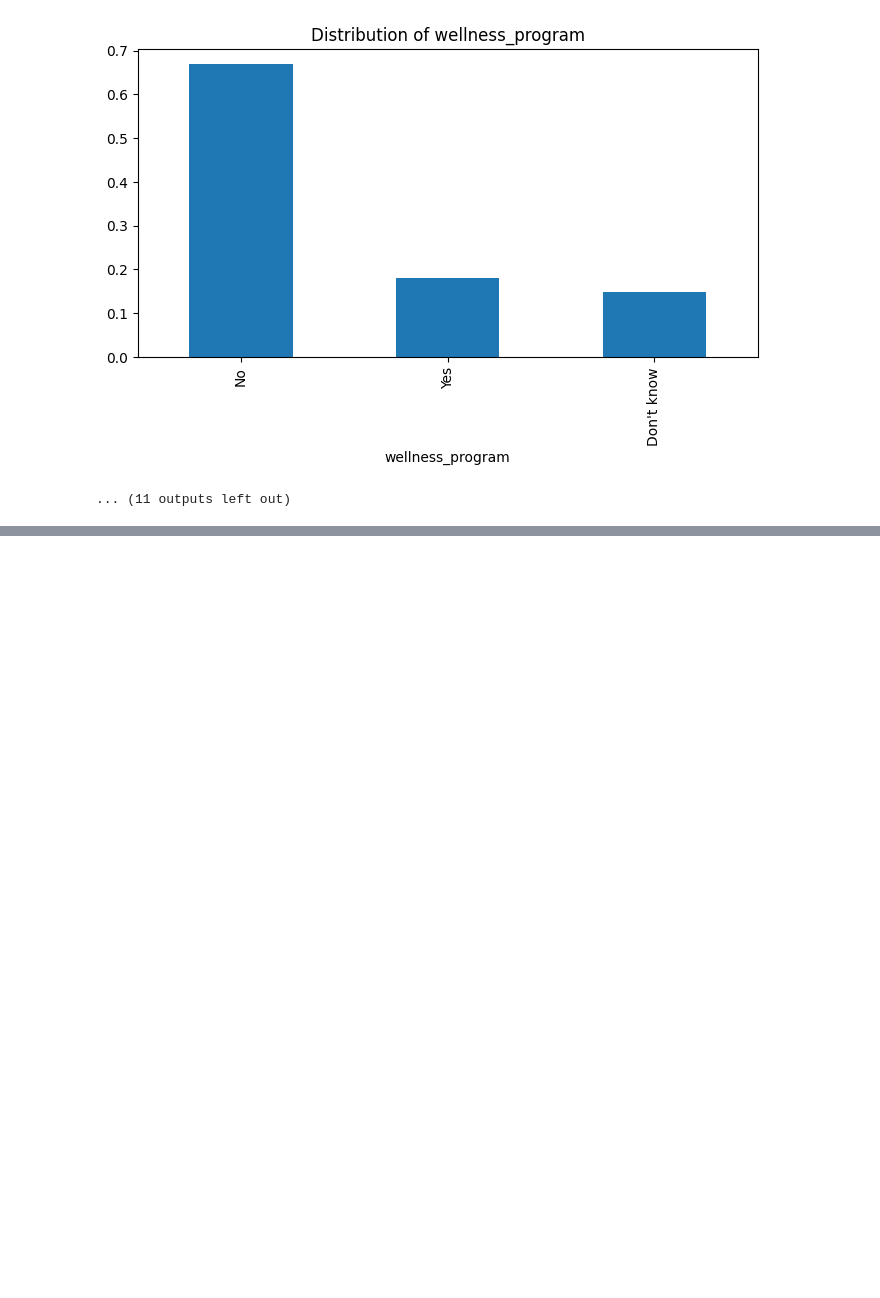
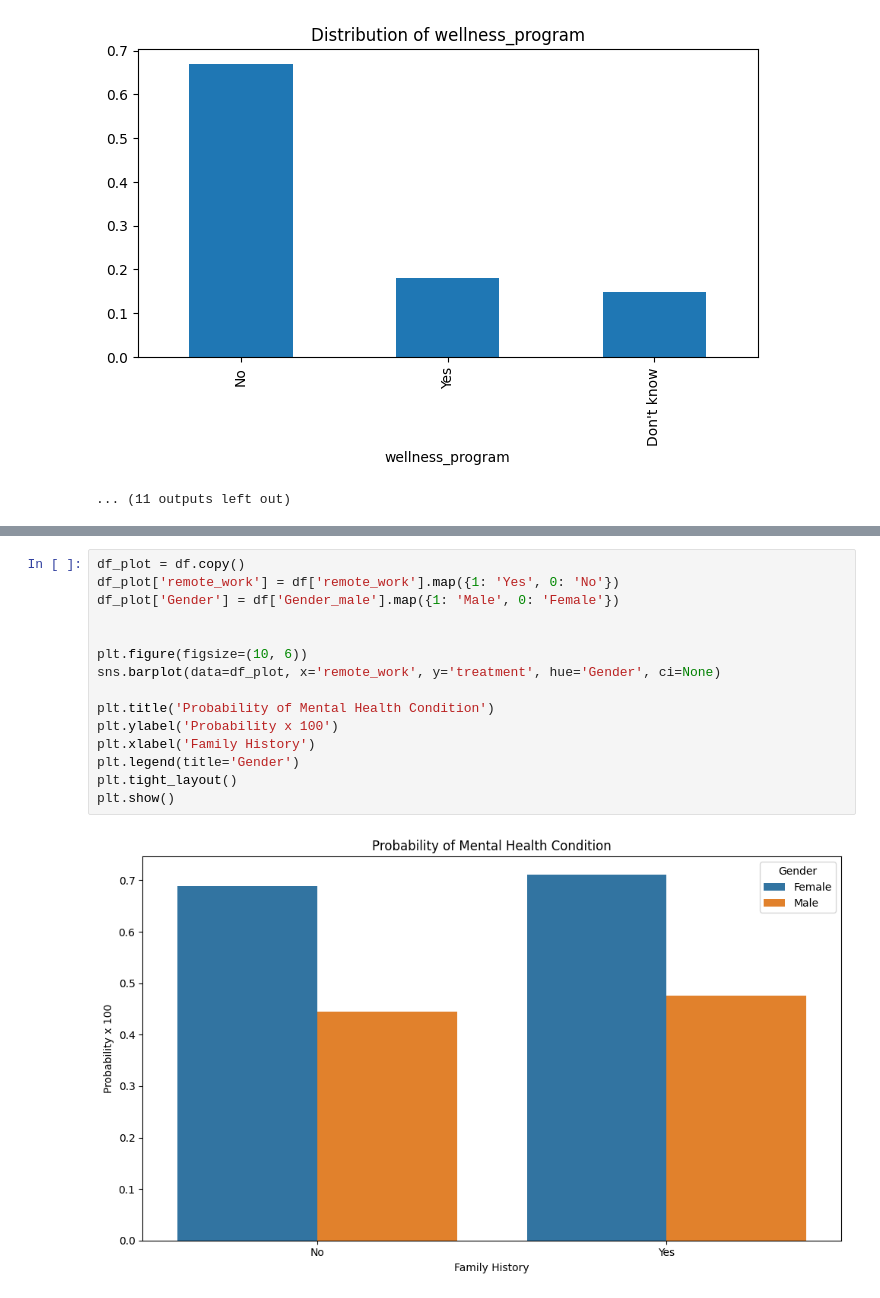
Before and after one commit to aking1024/DSS740_Final, a Jupyter notebook: Data.Preprocessing.ipynb, the cells around one changed output, grey strips where cells are left out. Drawn from its saved outputs; the diff is of its cells as text; blank space fills up the shorter version.

```diff
--- a/Data.Preprocessing.ipynb
+++ b/Data.Preprocessing.ipynb
@@ -179,0 +314,17 @@ for col in categorical_columns:
+# %%
+df_plot = df.copy()
+df_plot['remote_work'] = df['remote_work'].map({1: 'Yes', 0: 'No'})
+df_plot['Gender'] = df['Gender_male'].map({1: 'Male', 0: 'Female'})
+
+
+plt.figure(figsize=(10, 6))
+sns.barplot(data=df_plot, x='remote_work', y='treatment', hue='Gender', ci=None)
+
+plt.title('Probability of Mental Health Condition')
+plt.ylabel('Probability x 100')
+plt.xlabel('Family History')
+plt.legend(title='Gender')
+plt.tight_layout()
+plt.show()
+# %% [output]
+[figure, added]
```
Also changed, not shown: parts of 17 cells of this notebook.
